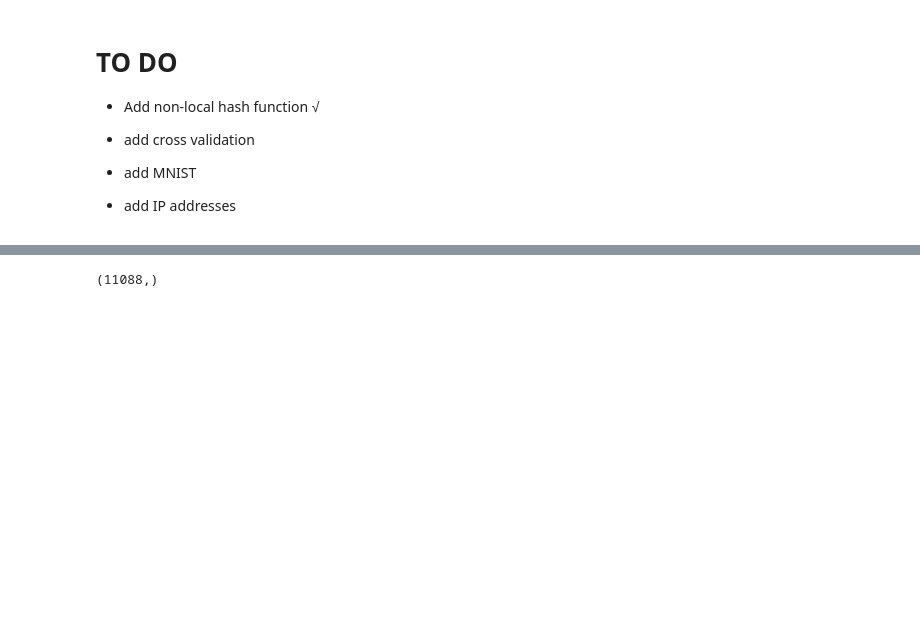
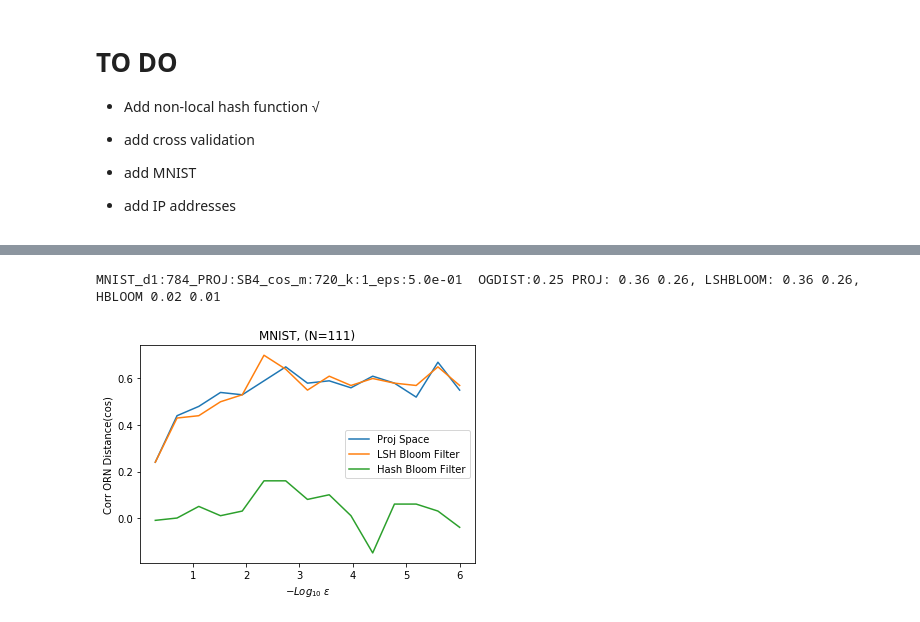
Before and after one commit to TimCSheehan/FLY_LSH, a Jupyter notebook: Distance_metrics_compact_v2.ipynb, the cells around one changed output, grey strips where cells are left out. Cells and saved outputs as stored; diff of their text form; code cells hidden in the pictures; blank space fills up the shorter version.

Commit message:
functionalized distance functions

```diff
--- a/Distance_metrics_compact_v2.ipynb
+++ b/Distance_metrics_compact_v2.ipynb
@@ -153,8 +185,29 @@ IndexError: index 111 is out of bounds for axis 0 with size 111
-# %%
-tag_ind[:20]
-np.shape(tag_ind)
-# %% [output]
-(11088,)
+# %%
+# import compute_distance_metrics
+# reload(compute_distance_metrics)
+# eps_try = [.5,.2,.1,.05,.01,.005,.001,.0001,.00001,.000001]
+eps_try = np.logspace(np.log10(.5),np.log10(1E-6),15)
+dm = 'cos'
+dist_mets = list()
+for ep in eps_try:
+    dist_mets.append(compute_distance_metrics.get_distance_metrics(S,q,eps=ep,app_str=dat_use,
+                                                                   dist_met=dm))
+# %% [output]
+MNIST_d1:784_PROJ:SB4_cos_m:720_k:1_eps:5.0e-01  OGDIST:0.25 PROJ: 0.36 0.26, LSHBLOOM: 0.36 0.26, HBLOOM 0.02 0.01
+# %%
+plt.plot(-np.log10(eps_try),T(dist_mets)[0],label='Proj Space')
+plt.plot(-np.log10(eps_try),T(dist_mets)[1],label='LSH Bloom Filter')
+plt.plot(-np.log10(eps_try),T(dist_mets)[2],label='Hash Bloom Filter')
+# plt.semilogx(eps_try,T(dist_mets)[0],label='Proj Space')
+# plt.semilogx(eps_try,T(dist_mets)[1],label='LSH Bloom Filter')
+# plt.semilogx(eps_try,T(dist_mets)[2],label='Hash Bloom Filter')
+plt.xlabel('$-Log_{10}$ $\epsilon$')
+plt.ylabel('Corr ORN Distance(%s)' %dm)
+plt.legend()
+plt.title('%s, (N=%d)' %(dat_use,l_ex))
+plt.show()
+# %% [output]
+[figure, added]
 # %%
 dIn = np.shape(S)[2]
 if proj == 'DG':
```
Also changed, not shown: parts of 10 cells of this notebook, 6 other files.
